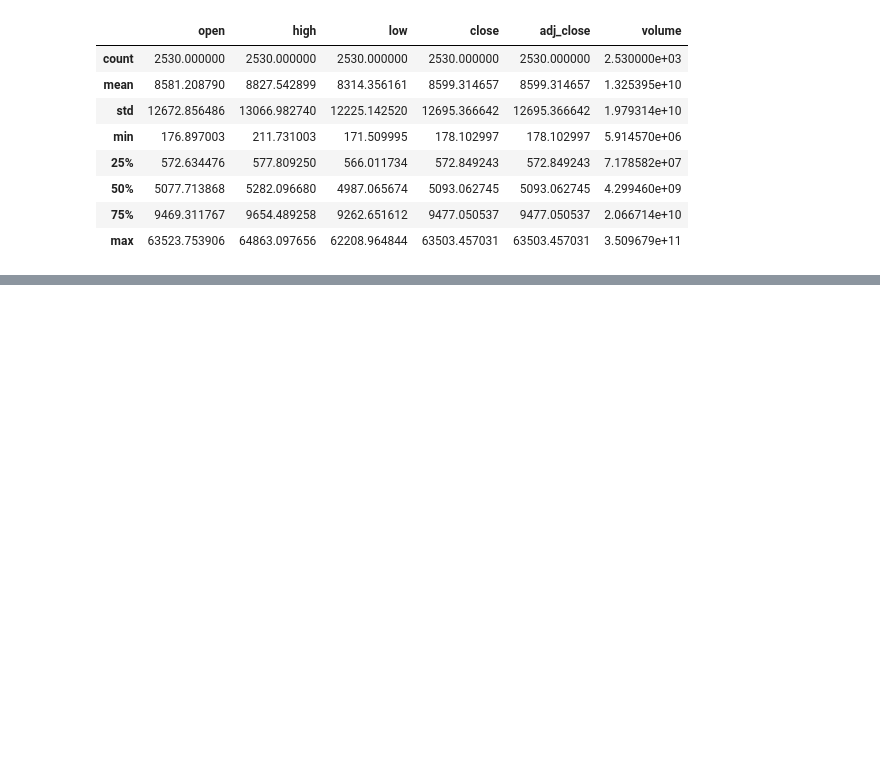
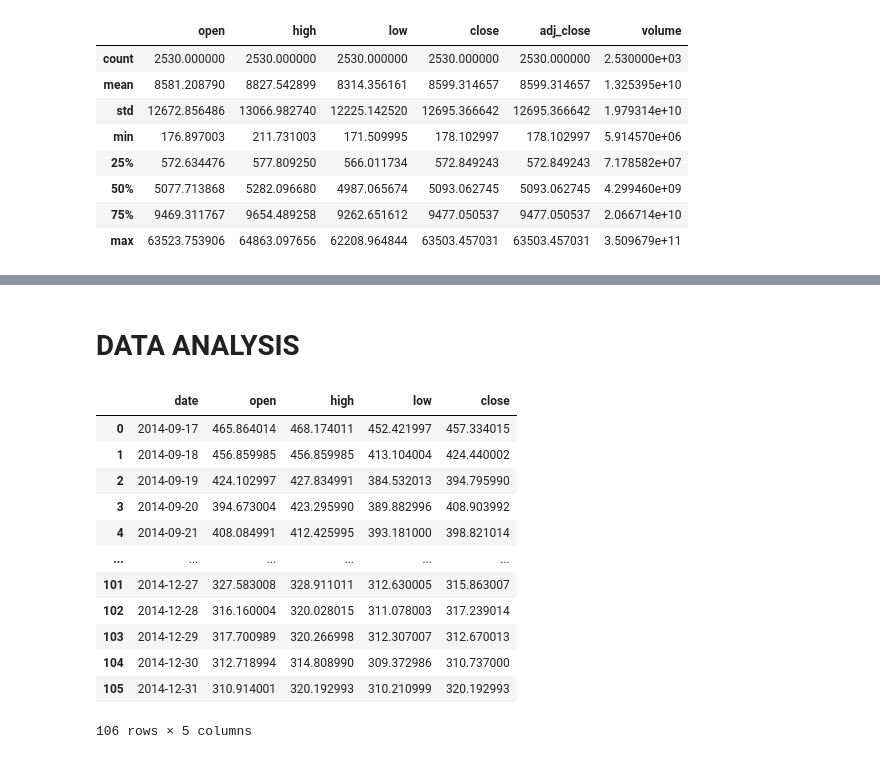
Before and after one commit to ARPIT-SINGHAL-22102003/BITCOIN-PRICE-PRDICTION, a Jupyter notebook: main.ipynb, the cells around one changed output, grey strips where cells are left out. Drawn from its saved outputs; the diff is of its cells as text; code cells hidden in the pictures; blank space fills up the shorter version.

```diff
--- a/main.ipynb
+++ b/main.ipynb
@@ -68,0 +83,4 @@ data.describe()
+# %%
+#converting date field from string to date
+data['date'] = pd.to_datetime(data.date)
+data.head()
@@ -68,0 +110,21 @@ data.describe()
+# %% [markdown]
+# **DATA ANALYSIS**
+# %%
+y_2014 = data.loc[(data['date'] >= '2014-01-01')
+                     & (data['date'] < '2015-01-01')]
+
+y_2014.drop(y_2014[['adj_close','volume']],axis=1)
+# %% [output]
+|  | date | open | high | low | close |
+| 0 | 2014-09-17 | 465.864014 | 468.174011 | 452.421997 | 457.334015 |
+| 1 | 2014-09-18 | 456.859985 | 456.859985 | 413.104004 | 424.440002 |
+| 2 | 2014-09-19 | 424.102997 | 427.834991 | 384.532013 | 394.795990 |
+| 3 | 2014-09-20 | 394.673004 | 423.295990 | 389.882996 | 408.903992 |
+| 4 | 2014-09-21 | 408.084991 | 412.425995 | 393.181000 | 398.821014 |
+| ... | ... | ... | ... | ... | ... |
+| 101 | 2014-12-27 | 327.583008 | 328.911011 | 312.630005 | 315.863007 |
+| 102 | 2014-12-28 | 316.160004 | 320.028015 | 311.078003 | 317.239014 |
+| 103 | 2014-12-29 | 317.700989 | 320.266998 | 312.307007 | 312.670013 |
+| 104 | 2014-12-30 | 312.718994 | 314.808990 | 309.372986 | 310.737000 |
+| 105 | 2014-12-31 | 310.914001 | 320.192993 | 310.210999 | 320.192993 |
+106 rows × 5 columns
```
Also changed, not shown: parts of 6 cells of this notebook.
